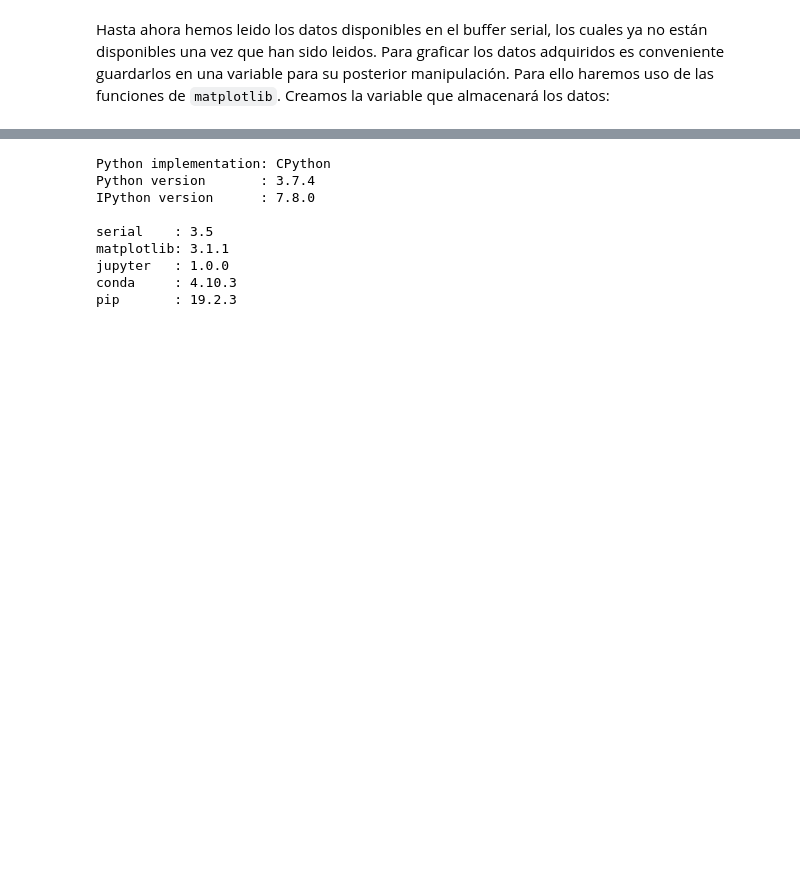
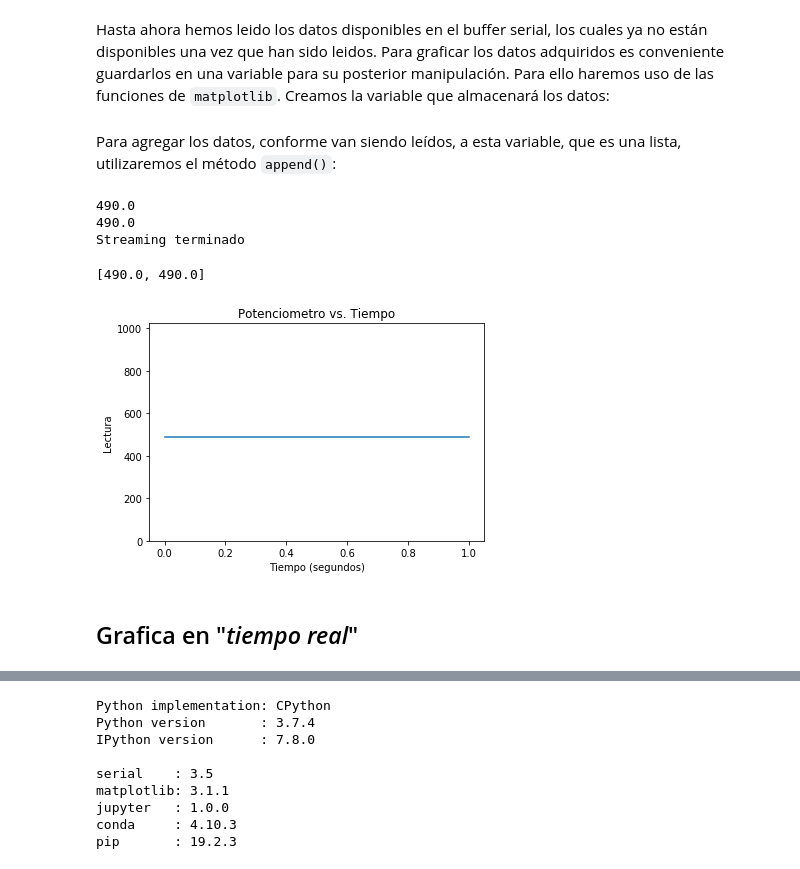
Before and after one commit to TheBiotechScientist/TallerArduinoJupyterIEEE, a Jupyter notebook: tallerArduinoJupyter.ipynb, the cells around one changed output, grey strips where cells are left out. Cells and saved outputs as stored; diff of their text form; code cells hidden in the pictures; blank space fills up the shorter version.

```diff
--- a/tallerArduinoJupyter.ipynb
+++ b/tallerArduinoJupyter.ipynb
@@ -204,3 +204,45 @@ Streaming terminado
 ## Graficar los datos
 # %% [markdown]
 Hasta ahora hemos leido los datos disponibles en el buffer serial, los cuales ya no están disponibles una vez que han sido leidos. Para graficar los datos adquiridos es conveniente guardarlos en una variable para su posterior manipulación. Para ello haremos uso de las funciones de `matplotlib`. Creamos la variable que almacenará los datos:
+# %%
+datos = []
+# %% [markdown]
+Para agregar los datos, conforme van siendo leídos, a esta variable, que es una lista, utilizaremos el método `append()`:
+# %%
+if arduino.is_open == False:
+    arduino.open()
+else:
+    while True:
+        try:
+            arduino.flushInput()
+            b = arduino.read_until() # Leemos los datos
+            b = b.rstrip().decode() # Quitamos los \r\n y lo conertimos a tipo string
+            b = float(b) # Lo convertimos a tipo flotante
+            #     time.sleep(5)
+            print(b)
+            datos.append(b) # Agregamos los datos a la lista
+        except:
+            print("Streaming terminado")
+            # arduino.close()
+            break
+# %% [output]
+490.0
+490.0
+Streaming terminado
+# %%
+print(datos) # Mostramos el contenido de la lista 'datos'
+# %% [output]
+[490.0, 490.0]
+# %%
+%matplotlib inline
+# fig, ax = plt.subplots()
+plt.plot(datos)
+plt.xlabel('Tiempo (segundos)')
+plt.ylabel('Lectura')
+plt.title('Potenciometro vs. Tiempo')
+plt.ylim([0,1023])
+plt.show()
+# %% [output]
+[figure, added]
+# %% [markdown]
+## Grafica en "*tiempo real*"
```
Also changed, not shown: parts of 15 cells of this notebook.
